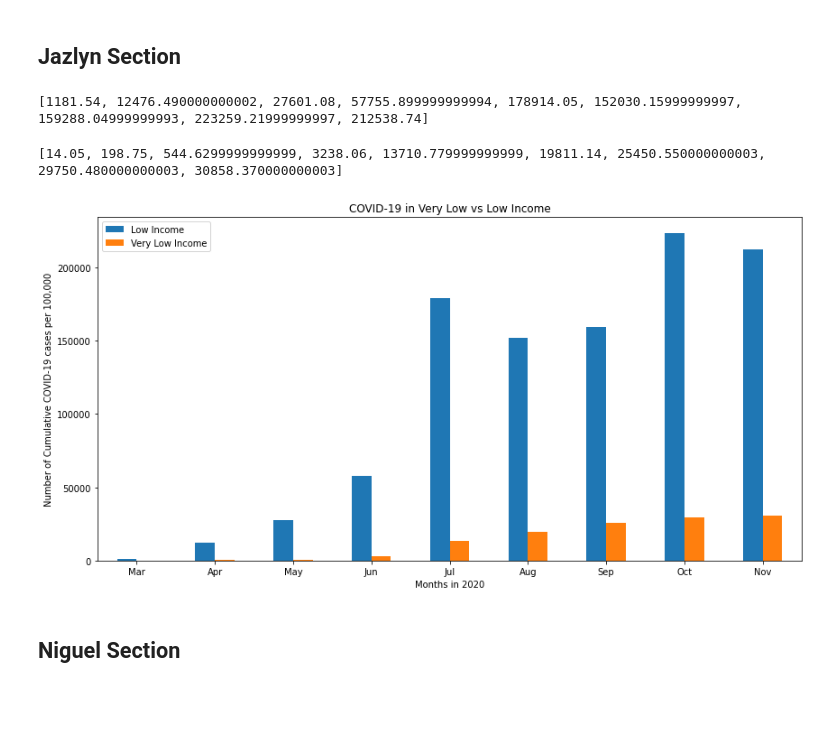
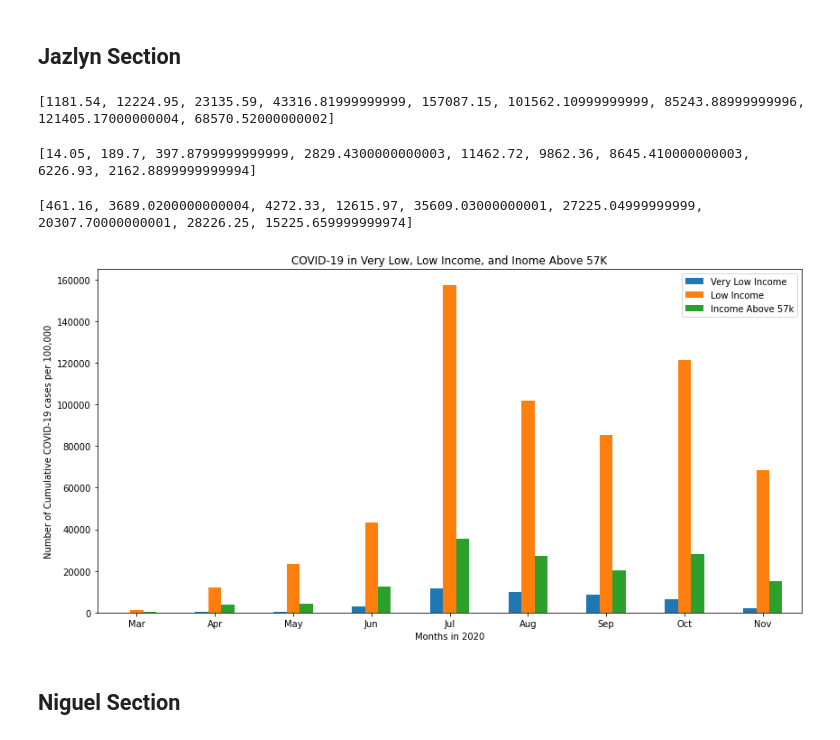
Before and after one commit to inkosi-codes/Covid-19-and-Low-Income-Communities, a Jupyter notebook: src/New_Covid_and_low_income_communities.ipynb, the cells around one changed output. Saved outputs shown, nothing was run; the diff lists cells and outputs as text; code cells hidden in the pictures; blank space fills up the shorter version.

```diff
--- a/src/New_Covid_and_low_income_communities.ipynb
+++ b/src/New_Covid_and_low_income_communities.ipynb
@@ -492,32 +513,42 @@ date_list = combined_low_income_covidcases.index.unique()
 cumulative_numbers_cases_lowIncome = []
 cumulative_numbers_cases_lowIncome.append(combined_low_income_covidcases.loc['2020-03-31']['cumulative_cases_per_100_000'].sum())
 for d in range(len(date_list)-1):
-    cumulative_numbers_cases_lowIncome.append((combined_low_income_covidcases.loc[date_list[d+1]]['cumulative_cases_per_100_000'].sum()) - (combined_low_income_covidcases.loc[date_list[d]]['cumulative_cases'].sum()))
+    cumulative_numbers_cases_lowIncome.append((combined_low_income_covidcases.loc[date_list[d+1]]['cumulative_cases_per_100_000'].sum()) - (combined_low_income_covidcases.loc[date_list[d]]['cumulative_cases_per_100_000'].sum()))
 cumulative_numbers_cases_lowIncome_df = pd.DataFrame(cumulative_numbers_cases_lowIncome)
 print(cumulative_numbers_cases_lowIncome)
 # %% [output]
-[1181.54, 12476.490000000002, 27601.08, 57755.899999999994, 178914.05, 152030.15999999997, 159288.04999999993, 223259.21999999997, 212538.74]
+[1181.54, 12224.95, 23135.59, 43316.81999999999, 157087.15, 101562.10999999999, 85243.88999999996, 121405.17000000004, 68570.52000000002]
 # %%
 date_list = combined_very_low_income_covidcases.index.unique()
 cumulative_numbers_cases_verylowIncome = []
 cumulative_numbers_cases_verylowIncome.append(combined_very_low_income_covidcases.loc['2020-03-31']['cumulative_cases_per_100_000'].sum())
 for d in range(len(date_list)-1):
-    cumulative_numbers_cases_verylowIncome.append((combined_very_low_income_covidcases.loc[date_list[d+1]]['cumulative_cases_per_100_000'].sum()) - (combined_very_low_income_covidcases.loc[date_list[d]]['cumulative_cases'].sum()))
+    cumulative_numbers_cases_verylowIncome.append((combined_very_low_income_covidcases.loc[date_list[d+1]]['cumulative_cases_per_100_000'].sum()) - (combined_very_low_income_covidcases.loc[date_list[d]]['cumulative_cases_per_100_000'].sum()))
 cumulative_numbers_cases_verylowIncome_df = pd.DataFrame(cumulative_numbers_cases_verylowIncome)
 print(cumulative_numbers_cases_verylowIncome)
 # %% [output]
-[14.05, 198.75, 544.6299999999999, 3238.06, 13710.779999999999, 19811.14, 25450.550000000003, 29750.480000000003, 30858.370000000003]
+[14.05, 189.7, 397.8799999999999, 2829.4300000000003, 11462.72, 9862.36, 8645.410000000003, 6226.93, 2162.8899999999994]
+# %%
+date_list = combined_above57k_income_covidcases.index.unique()
+cumulative_numbers_cases_above57kIncome = []
+cumulative_numbers_cases_above57kIncome.append(combined_above57k_income_covidcases.loc['2020-03-31']['cumulative_cases_per_100_000'].sum())
+for d in range(len(date_list)-1):
+    cumulative_numbers_cases_above57kIncome.append((combined_above57k_income_covidcases.loc[date_list[d+1]]['cumulative_cases_per_100_000'].sum()) - (combined_above57k_income_covidcases.loc[date_list[d]]['cumulative_cases_per_100_000'].sum()))
+cumulative_numbers_cases_above57kIncome_df = pd.DataFrame(cumulative_numbers_cases_above57kIncome)
+print(cumulative_numbers_cases_above57kIncome)
+# %% [output]
+[461.16, 3689.0200000000004, 4272.33, 12615.97, 35609.03000000001, 27225.04999999999, 20307.70000000001, 28226.25, 15225.659999999974]
 # %%
-chart_bar_df = pd.DataFrame({'Low Income':cumulative_numbers_cases_lowIncome,'Very Low Income':cumulative_numbers_cases_verylowIncome}, index=date)
+chart_bar_df = pd.DataFrame({'Very Low Income':cumulative_numbers_cases_verylowIncome,'Low Income':cumulative_numbers_cases_lowIncome, 'Income Above 57k':cumulative_numbers_cases_above57kIncome}, index=date)
 # %%
 ax = chart_bar_df.plot.bar(rot=0,figsize=(14,7))
 ax.set_ylabel('Number of Cumulative COVID-19 cases per 100,000')
 ax.set_xlabel('Months in 2020')
-ax.set_title('COVID-19 in Very Low vs Low Income')
+ax.set_title('COVID-19 in Very Low, Low Income, and Inome Above 57K')
 
 plt.show()
 # %% [output]
-[figure, old version]
+[figure, new version]
 # %% [markdown]
 ## Niguel Section
 # %%
```
Also changed, not shown: parts of 17 cells of this notebook, 5 other files.
